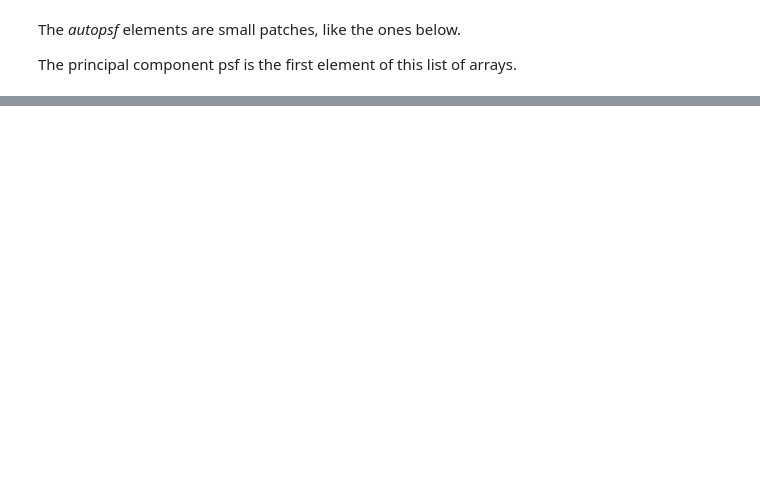
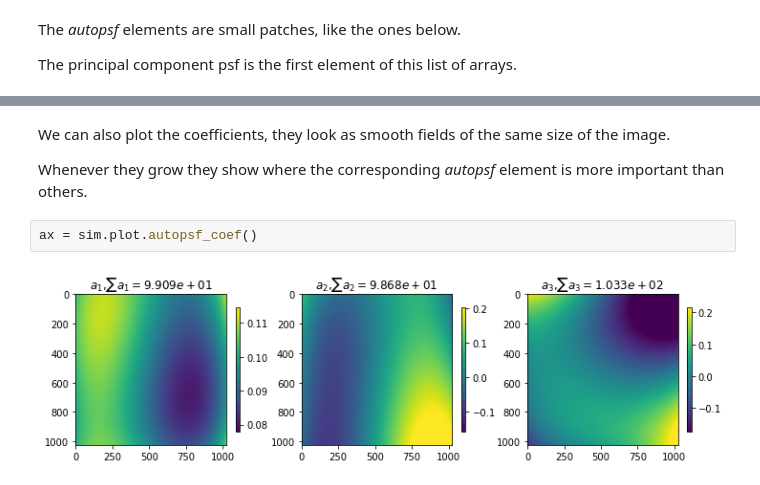
Before and after one commit to quatrope/ProperImage, a Jupyter notebook: docs/source/tutorial/Tutorial02.ipynb, the cells around one changed output, grey strips where cells are left out. Cells and saved outputs as stored; diff of their text form; blank space fills up the shorter version.

```diff
--- a/docs/source/tutorial/Tutorial02.ipynb
+++ b/docs/source/tutorial/Tutorial02.ipynb
@@ -103,0 +96,8 @@ plot.plot_psfbasis(psf_basis=psf_basis, nbook=True)
+# %% [markdown]
+We can also plot the coefficients, they look as smooth fields of the same size of the image.
+
+Whenever they grow they show where the corresponding *autopsf* element is more important than others.
+# %%
+ax = sim.plot.autopsf_coef()
+# %% [output]
+[figure, added]
```
Also changed, not shown: parts of 22 cells of this notebook, 8 other files.
